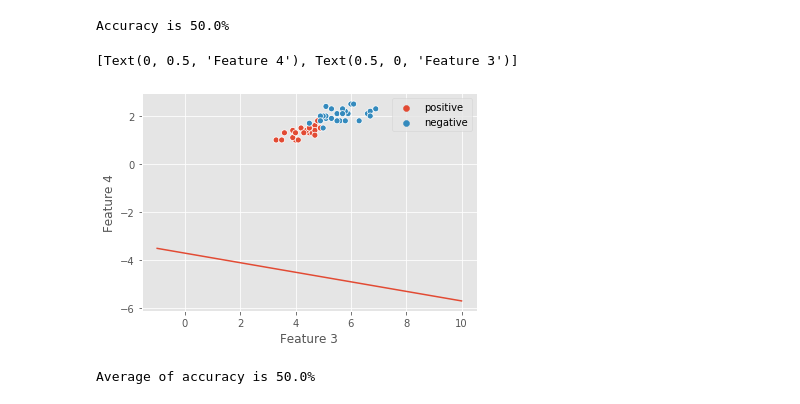
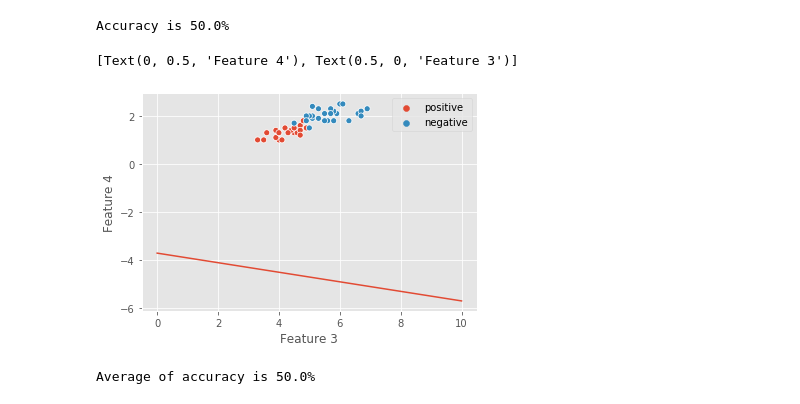
Before and after one commit to darkfanxing/artifical-intelligence-homework, a Jupyter notebook: homework-2/106300124_HW2.ipynb, the cells around one changed output. Cells and saved outputs as stored; diff of their text form; code cells hidden in the pictures.

```diff
--- a/homework-2/106300124_HW2.ipynb
+++ b/homework-2/106300124_HW2.ipynb
@@ -148,21 +148,21 @@ Accuracy is 50.0%
 # %%
 # step 5 plot the feature and hyperplane on plane of feature 1 - feature 2
 
 def get_hyperplane_points(x_start, x_end, weight):
     w_1, w_2 = weight[0, 0], weight[0, 1]
     selected_range = range(x_start, x_end + 1, 1)
 
     x = np.array(selected_range)
     y = list(map(lambda x: (-(w_1 * x + bias) / w_2).flatten(), selected_range))
     return x, y
 
-hyperplane_x, hyperplane_y = get_hyperplane_points(-1, 10, weight)
+hyperplane_x, hyperplane_y = get_hyperplane_points(0, 10, weight)
 
 plt.plot(hyperplane_x, hyperplane_y)
 sns.scatterplot(x=x_train[:, 0, 0], y=x_train[:, 1, 0], hue=y_train).set(xlabel='Feature 3', ylabel='Feature 4')
 # %% [output]
 [Text(0, 0.5, 'Feature 4'), Text(0.5, 0, 'Feature 3')]
-[figure, old version]
+[figure, new version]
 # %%
 # step 6: cross validation
 
```
Also changed, not shown: parts of 2 cells of this notebook.
